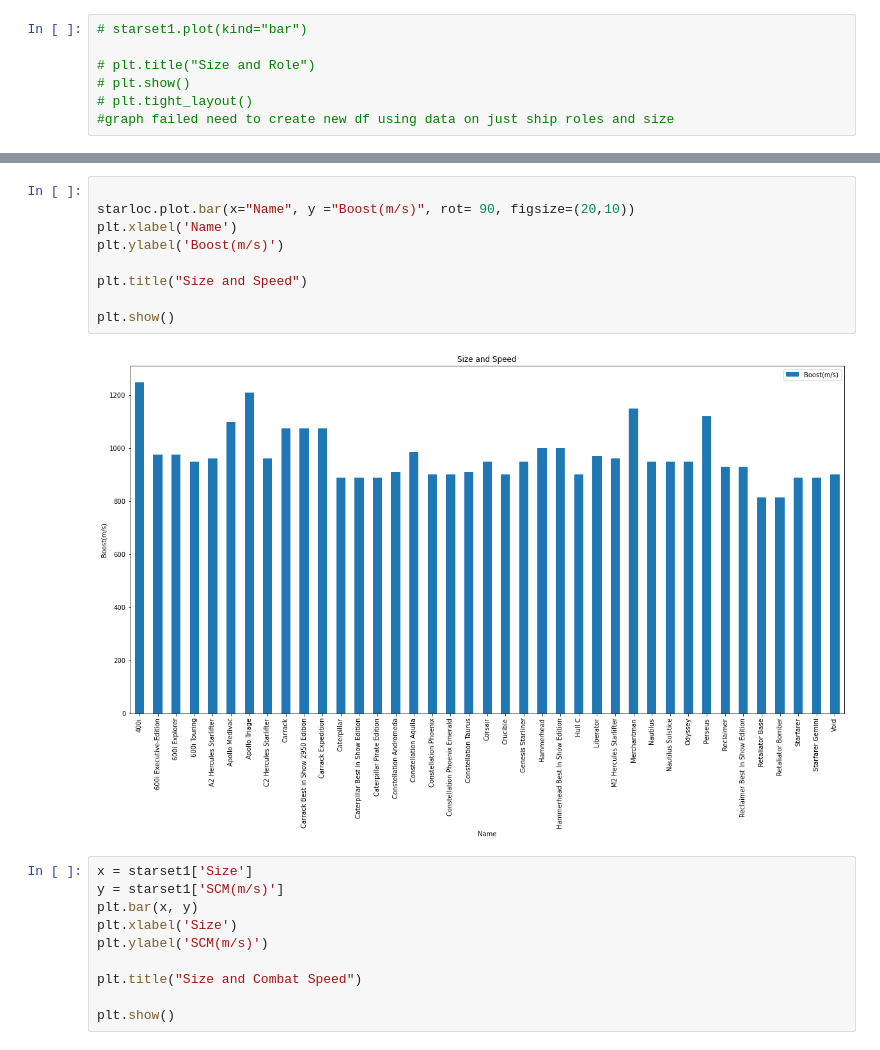
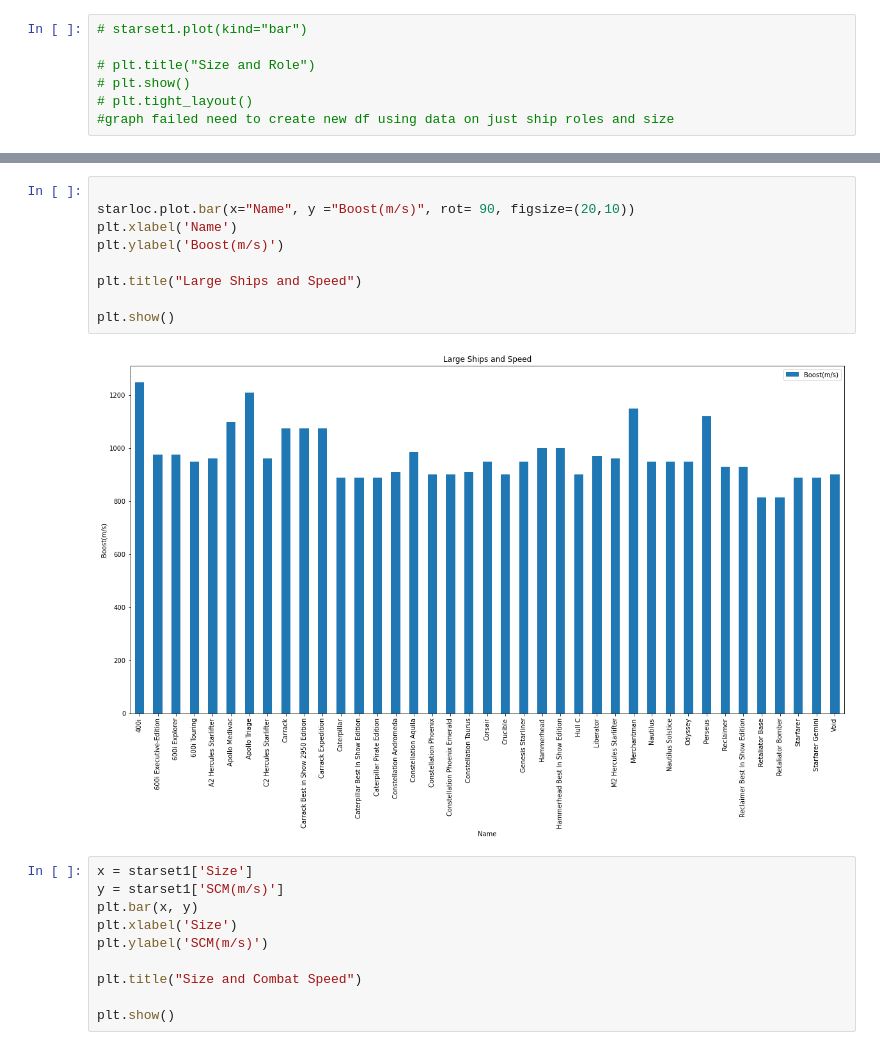
Before and after one commit to DINHC/starcitizen, a Jupyter notebook: stargraph.ipynb, the cells around one changed output, grey strips where cells are left out. Drawn from its saved outputs; the diff is of its cells as text.

```diff
--- a/stargraph.ipynb
+++ b/stargraph.ipynb
@@ -115,14 +112,14 @@ starloc
 # %%
 
 starloc.plot.bar(x="Name", y ="Boost(m/s)", rot= 90, figsize=(20,10))
 plt.xlabel('Name')
 plt.ylabel('Boost(m/s)')
 
-plt.title("Size and Speed")
+plt.title("Large Ships and Speed")
 
 plt.show()
 # %% [output]
-[figure, old version]
+[figure, new version]
 # %%
 x = starset1['Size']
 y = starset1['SCM(m/s)']
```
Also changed, not shown: parts of 1 cell of this notebook.
